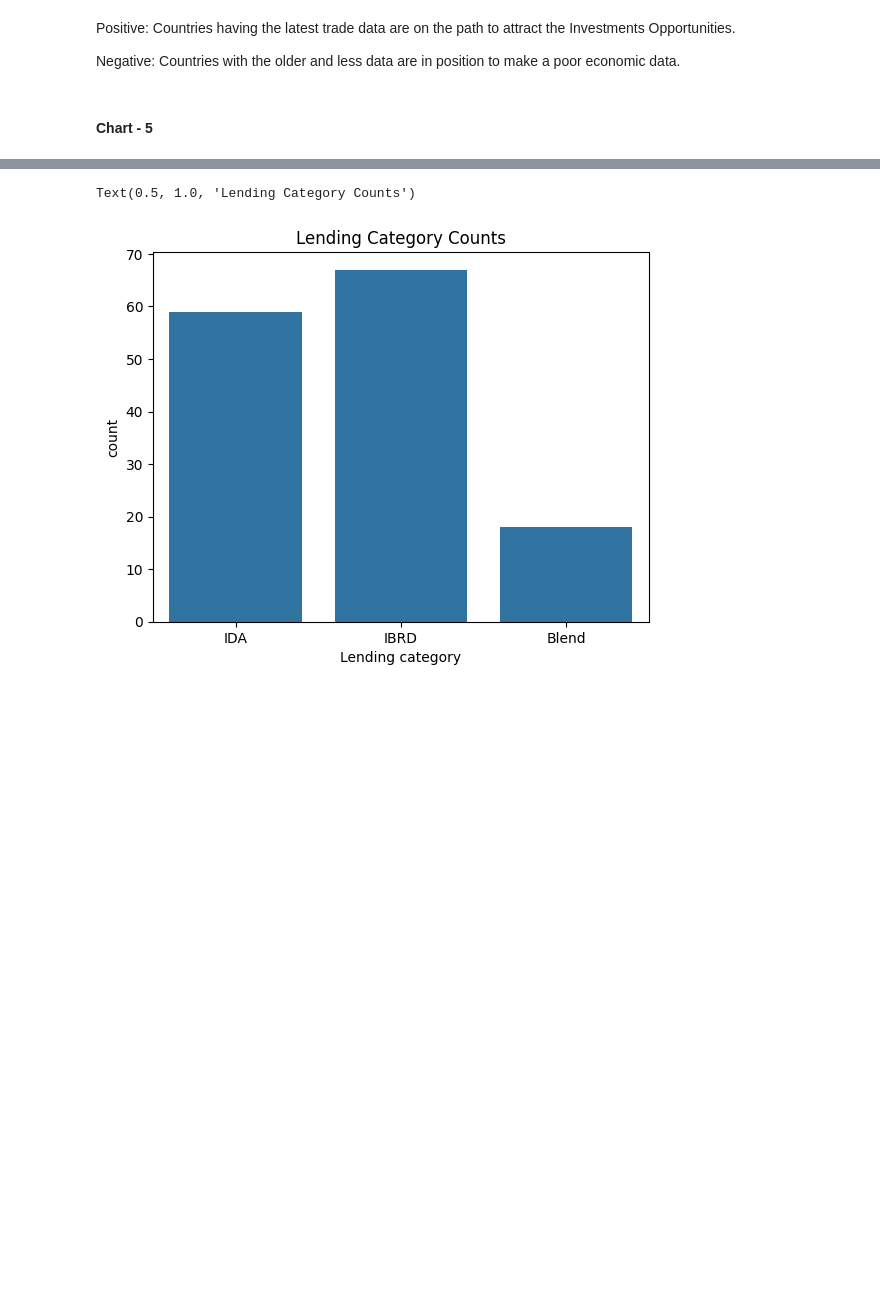
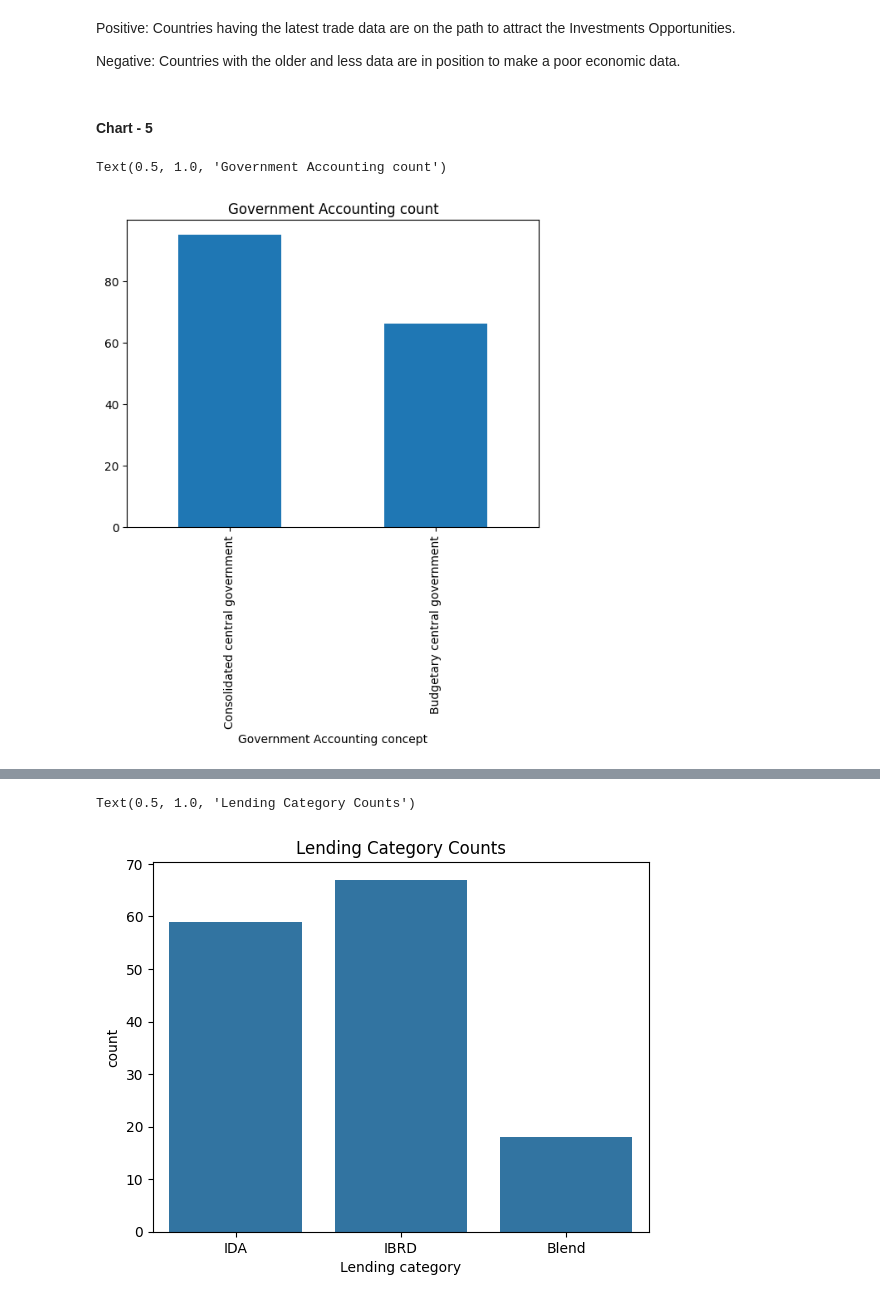
Before and after one commit to kunj1674/Colab_Project, a Jupyter notebook: EDA_Submission_Template.ipynb, the cells around one changed output, grey strips where cells are left out. Cells and saved outputs as stored; diff of their text form; code cells hidden in the pictures; blank space fills up the shorter version.

```diff
--- a/EDA_Submission_Template.ipynb
+++ b/EDA_Submission_Template.ipynb
@@ -616,3 +617,13 @@ Positive: Countries having the latest trade data are on the path to attract the
 Negative: Countries with the older and less data are in position to make a poor economic data.
 # %% [markdown]
 #### Chart - 5
+# %%
+# Chart - 5 visualization code(What is the count of the Government Accounting Concept)
+government_concept=df['Government Accounting concept'].value_counts()
+
+
+government_concept.plot(kind='bar')
+plt.title("Government Accounting count")
+# %% [output]
+Text(0.5, 1.0, 'Government Accounting count')
+[figure, added]
```
Also changed, not shown: parts of 41 cells of this notebook.
